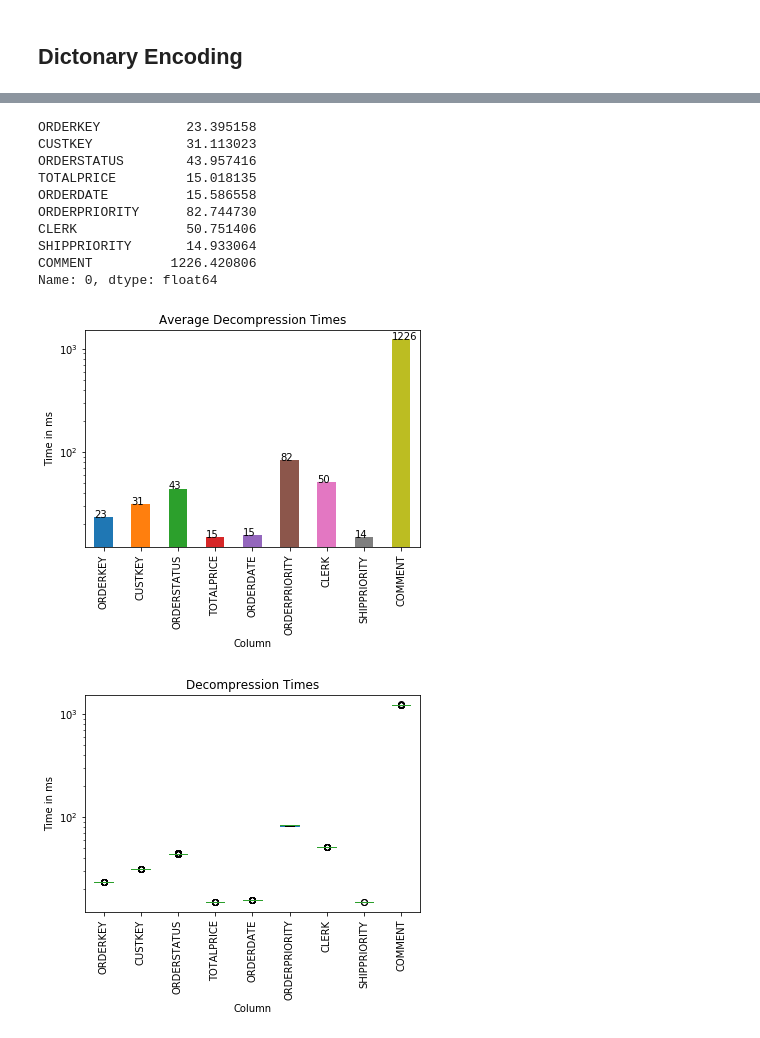
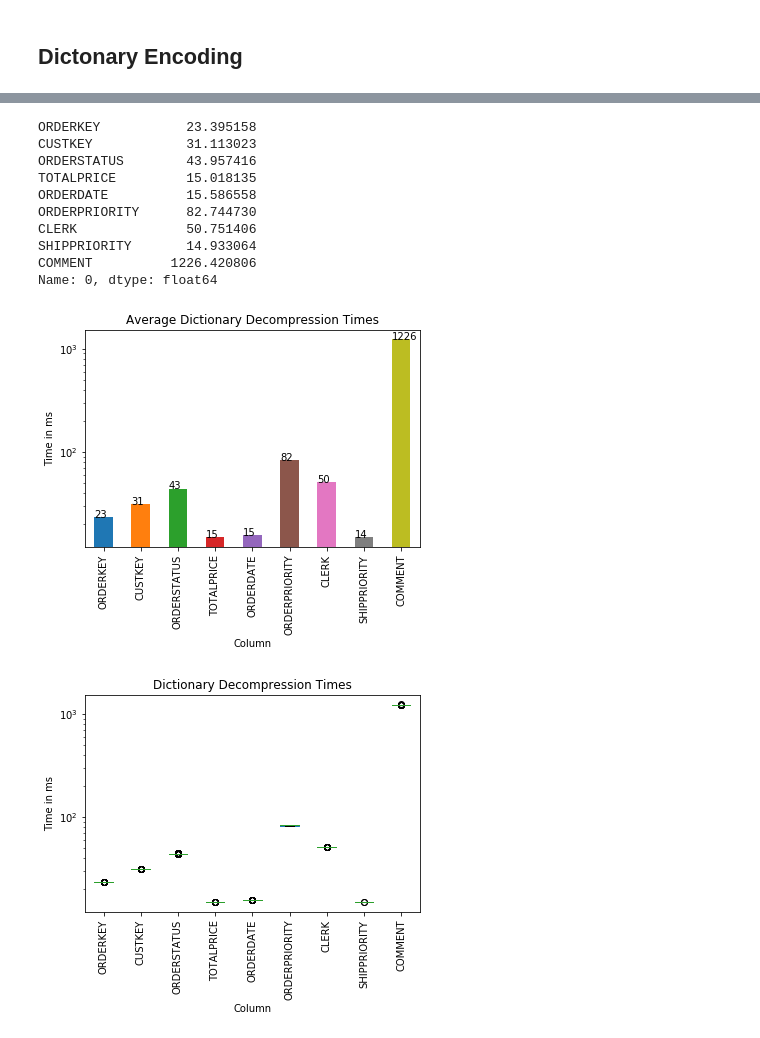
Before and after one commit to paszin/TuCompression, a Jupyter notebook: python/Compression Results.ipynb, the cells around one changed output, grey strips where cells are left out. Saved outputs shown, nothing was run; the diff lists cells and outputs as text; code cells hidden in the pictures.

```diff
--- a/python/Compression Results.ipynb
+++ b/python/Compression Results.ipynb
@@ -58,9 +64,9 @@ Name: 0, dtype: float64
 # %%
-data = pd.read_csv('../data/dictionary/compressed_size.csv', sep=',')
-
+path = '../data/dictionary/compressed_size.csv'
+data = pd.read_csv(path, sep=',')
 data, label = toMB(data)
 
-ax = data.iloc[0].plot(kind='bar', logy=True, title='Uncompressed Size')
+ax = data.iloc[0].plot(kind='bar', logy=True, title=pathToTitle(path))
 ax.set(xlabel="Column", ylabel=label)
 for p in ax.patches:
     ax.annotate(str(int(p.get_height())), (p.get_x(), p.get_height()))
@@ -81,7 +87,8 @@ Name: 0, dtype: float64
 # %%
-data = pd.read_csv('../data/dictionary/compression_ratios.csv', sep=',')
+path = '../data/dictionary/compression_ratios.csv'
+data = pd.read_csv(path, sep=',')
 
-ax = data.iloc[0].plot(kind='bar', logy=False, title='Uncompressed Size')
+ax = data.iloc[0].plot(kind='bar', logy=False, title=pathToTitle(path))
 ax.set(xlabel="Column", ylabel="Ratio")
 for p in ax.patches:
     ax.annotate("{:.2f}".format(p.get_height()), (p.get_x(), p.get_height()))
@@ -102,9 +109,9 @@ Name: 0, dtype: float64
 # %%
-data = pd.read_csv('../data/dictionary/compression_times.csv', sep=',')
-
+path = '../data/dictionary/compression_times.csv'
+data = pd.read_csv(path, sep=',')
 data, label = toMilliseconds(data)
 
-ax = data.apply(pd.Series.mean).plot(kind='bar', logy=True, title='Average Compression Times')
+ax = data.apply(pd.Series.mean).plot(kind='bar', logy=True, title='Average ' + pathToTitle(path))
 ax.set(xlabel="Column", ylabel=label)
 for p in ax.patches:
     ax.annotate(str(int(p.get_height())), (p.get_x(), p.get_height()))
@@ -136,9 +143,9 @@ ax.set(xlabel="Column", ylabel=label)
 # %%
-data = pd.read_csv('../data/dictionary/decompression_times.csv', sep=',')
-
+path = '../data/dictionary/decompression_times.csv'
+data = pd.read_csv(path, sep=',')
 data, label = toMilliseconds(data)
 
-ax = data.apply(pd.Series.mean).plot(kind='bar', logy=True, title='Average Decompression Times')
+ax = data.apply(pd.Series.mean).plot(kind='bar', logy=True, title='Average ' + pathToTitle(path))
 ax.set(xlabel="Column", ylabel=label)
 for p in ax.patches:
     ax.annotate(str(int(p.get_height())), (p.get_x(), p.get_height()))
@@ -155,16 +162,16 @@ CLERK              50.751406
 SHIPPRIORITY       14.933064
 COMMENT          1226.420806
 Name: 0, dtype: float64
-[figure, old version]
+[figure, new version]
 # %%
-data = pd.read_csv('../data/dictionary/decompression_times.csv', sep=',')
-
+path = '../data/dictionary/decompression_times.csv'
+data = pd.read_csv(path, sep=',')
 data, label = toMilliseconds(data)
 
-ax = data.plot(kind='box', logy=True, title='Decompression Times')
+ax = data.plot(kind='box', logy=True, title=pathToTitle(path))
 plt.xticks(rotation=90)
 ax.set(xlabel="Column", ylabel=label)
 for p in ax.patches:
     ax.annotate(str(int(p.get_height())), (p.get_x(), p.get_height()))
 # %% [output]
-[figure, old version]
+[figure, new version]
```
Also changed, not shown: parts of 6 cells of this notebook.
